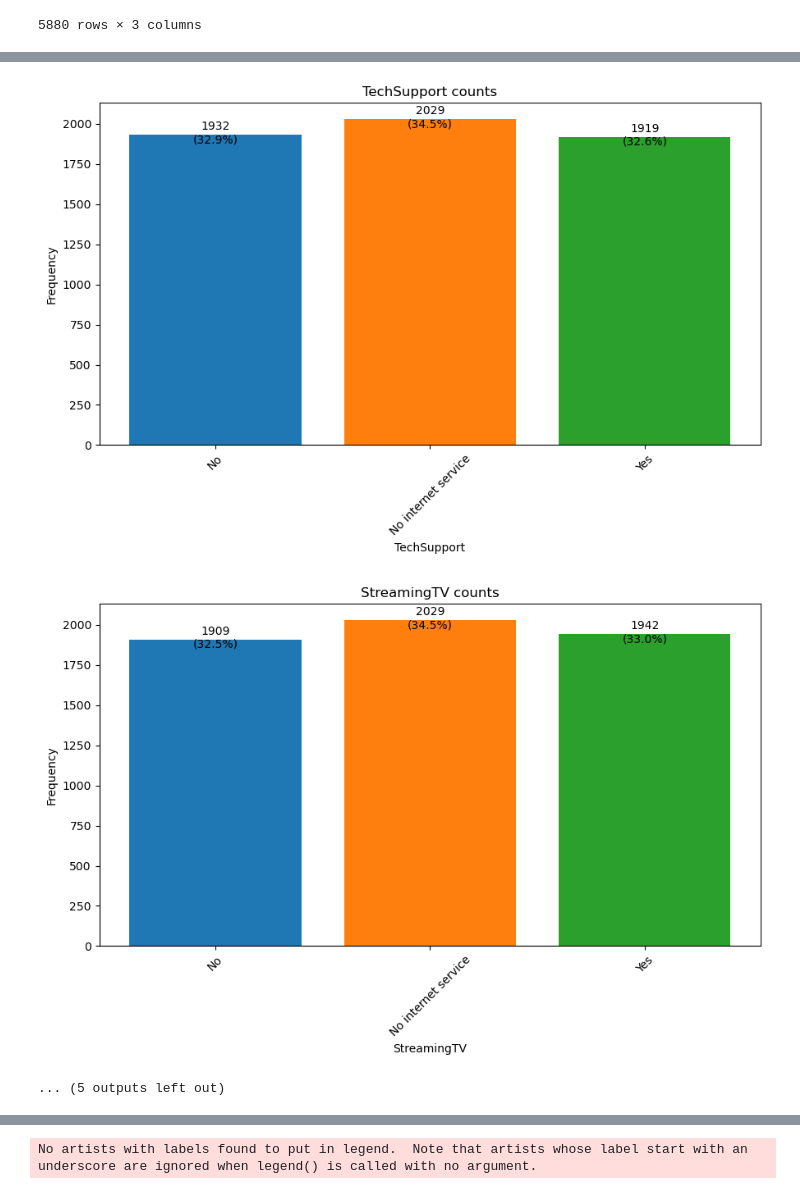
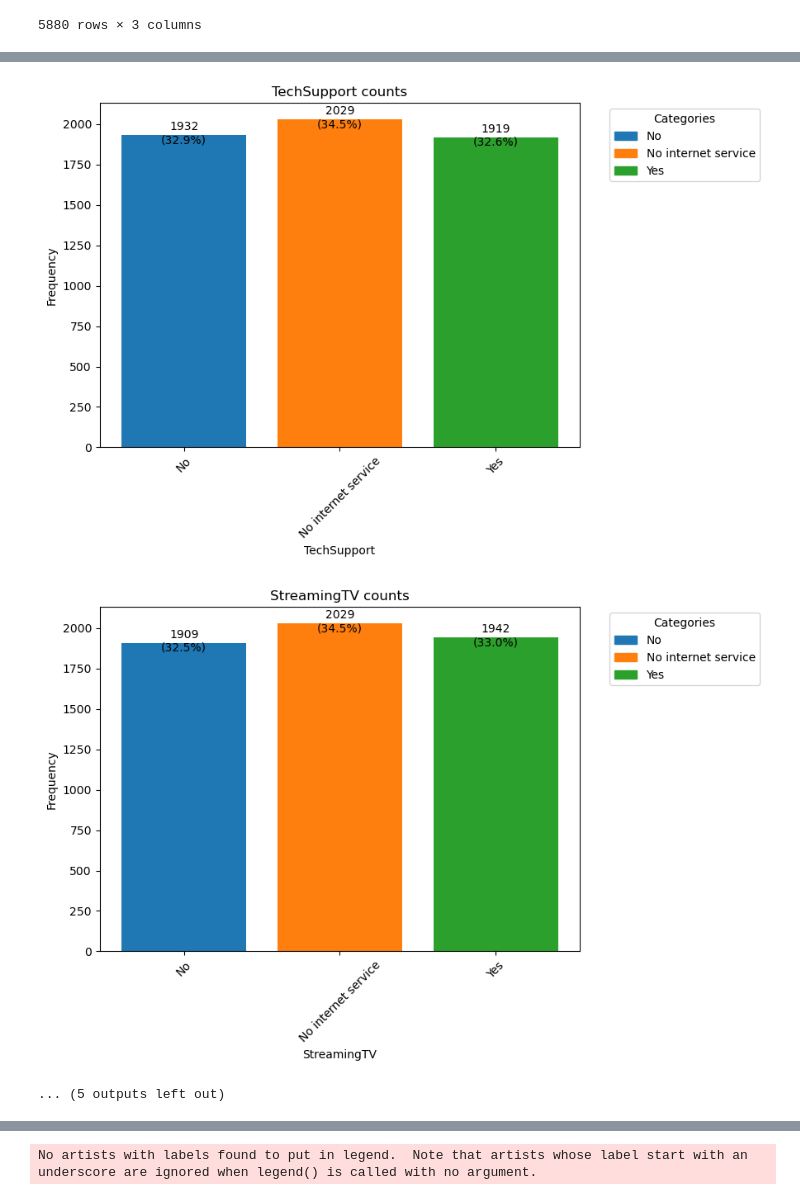
Before and after one commit to huixincai/customer-churn-analysis, a Jupyter notebook: Customer-churn-Analysis.ipynb, the cells around one changed output, grey strips where cells are left out. Cells and saved outputs as stored; diff of their text form; code cells hidden in the pictures.

Commit message:
added introduction, added keys or legends to graphs and added churn, customer and gender graph and description. will make other changesfor churn

```diff
--- a/Customer-churn-Analysis.ipynb
+++ b/Customer-churn-Analysis.ipynb
@@ -14,7 +24,7 @@ from sklearn.metrics import classification_report, confusion_matrix, accuracy_sc
 %matplotlib inline
 # %%
 # Load dataset
-churn_data = pd.read_csv(r'C:\Users\klawa\Downloads\customer_churn_data.csv')
+churn_data = pd.read_csv(r'C:\Users\Theodore\PycharmProjects\Customer_churn1\customer_churn_data.csv')
 churn_data.head(5)
 # %% [output]
 |  | customerID | gender | SeniorCitizen | Partner | Dependents | tenure | PhoneService | MultipleLines | ... |
@@ -124,8 +134,9 @@ numeric_features
 | 5879 | 23 | 25.45 | 585.35 |
 5880 rows × 3 columns
 # %%
+import matplotlib.pyplot as plt
+
 # Calculate percentages of total data for each category
-
 colors = ['#1f77b4', '#ff7f0e', '#2ca02c', '#d62728', '#9467bd', '#8c564b', '#e377c2', '#7f7f7f', '#bcbd22', '#17becf']
 
 for col in cat_features:
@@ -149,6 +160,12 @@ for col in cat_features:
     ax.set_ylabel('Frequency')
 
     plt.xticks(rotation=45)  # Rotate x-axis labels for better visibility if necessary
+
+    # Add color key
+    handles = [plt.Rectangle((0,0),1,1, color=colors[j]) for j in range(len(counts))]
+    labels = counts.index.astype(str)
+    ax.legend(handles, labels, title='Categories', bbox_to_anchor=(1.05, 1), loc='upper left')
+
     plt.tight_layout()  # Adjust layout to prevent overlapping of labels
 
     plt.show()
@@ -166,3 +183,3 @@ for col in cat_features:
-[figure, old version]
+[figure, new version]
-[figure, old version]
+[figure, new version]
 ... (5 outputs left out)
```
Also changed, not shown: parts of 7 cells of this notebook.
